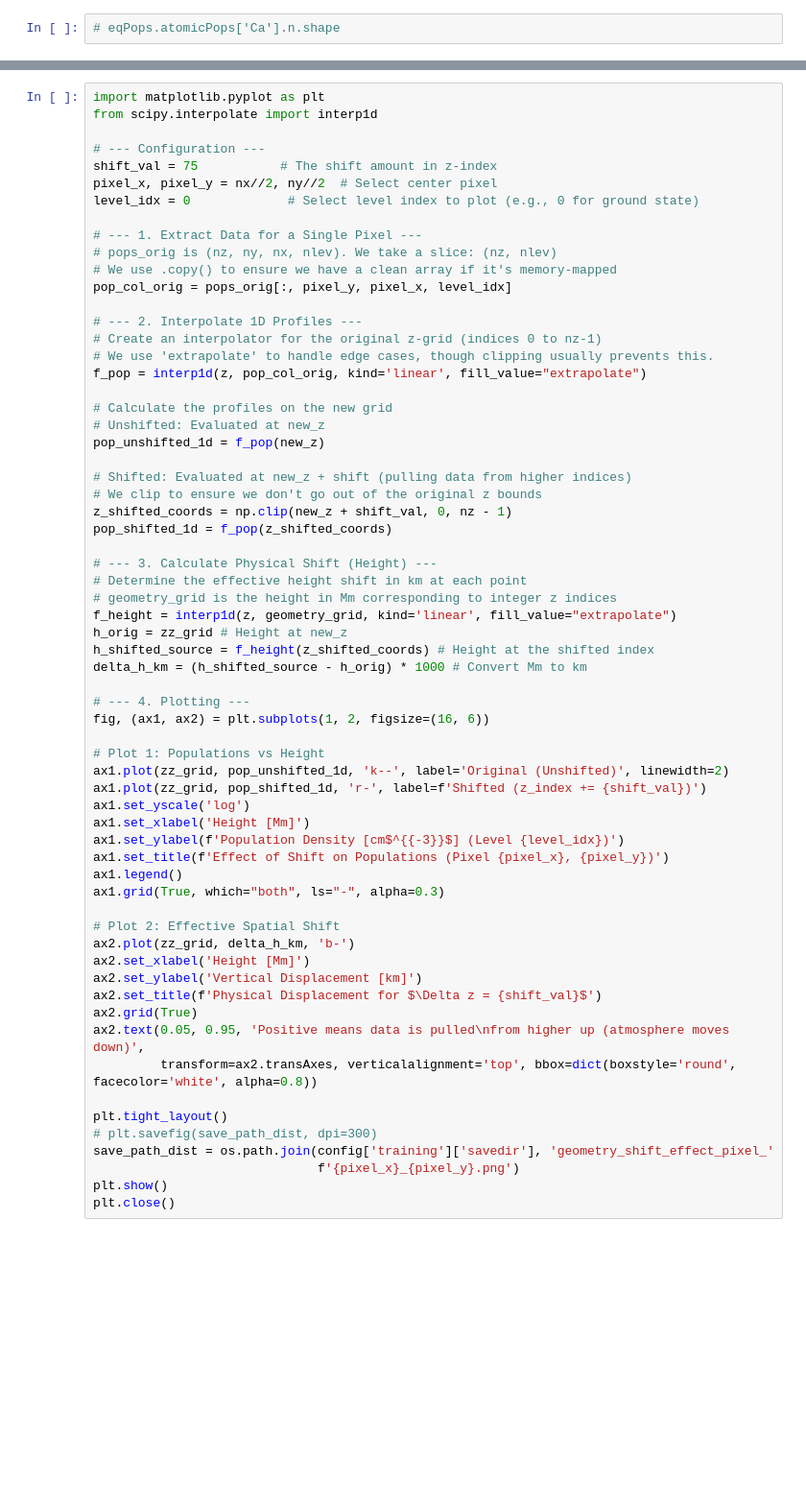
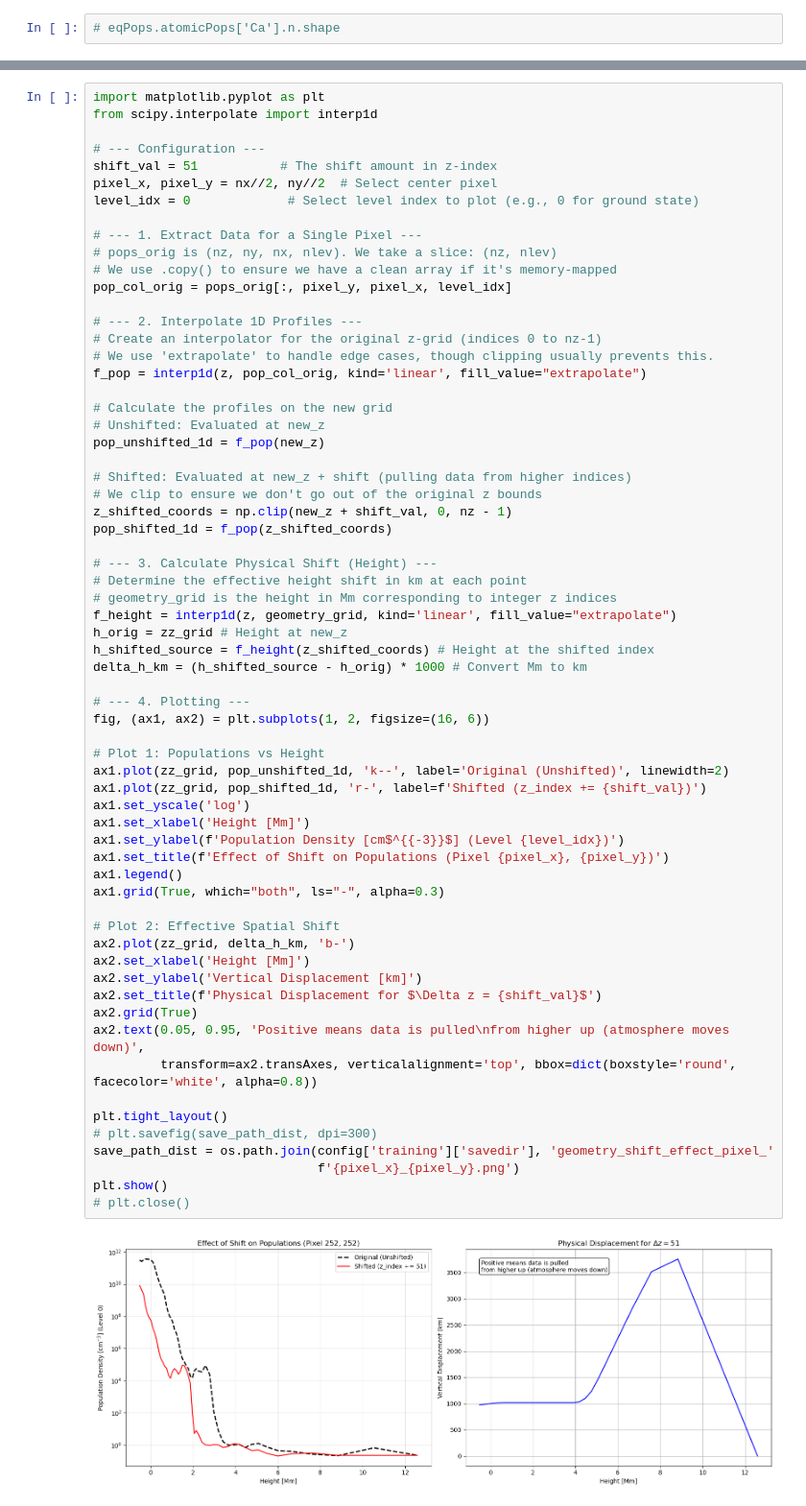
Before and after one commit to andreuva/graphnet_nlte, a Jupyter notebook: synthesis.ipynb, the cells around one changed output, grey strips where cells are left out. Shown at 96% size. Cells and saved outputs as stored; diff of their text form; blank space fills up the shorter version.

```diff
--- a/synthesis.ipynb
+++ b/synthesis.ipynb
@@ -375,7 +404,7 @@ import matplotlib.pyplot as plt
 from scipy.interpolate import interp1d
 
 # --- Configuration ---
-shift_val = 75           # The shift amount in z-index
+shift_val = 51           # The shift amount in z-index
 pixel_x, pixel_y = nx//2, ny//2  # Select center pixel
 level_idx = 0             # Select level index to plot (e.g., 0 for ground state)
 
@@ -406,33 +435,35 @@ h_orig = zz_grid # Height at new_z
 h_shifted_source = f_height(z_shifted_coords) # Height at the shifted index
 delta_h_km = (h_shifted_source - h_orig) * 1000 # Convert Mm to km
 
 # --- 4. Plotting ---
 fig, (ax1, ax2) = plt.subplots(1, 2, figsize=(16, 6))
 
 # Plot 1: Populations vs Height
 ax1.plot(zz_grid, pop_unshifted_1d, 'k--', label='Original (Unshifted)', linewidth=2)
 ax1.plot(zz_grid, pop_shifted_1d, 'r-', label=f'Shifted (z_index += {shift_val})')
 ax1.set_yscale('log')
 ax1.set_xlabel('Height [Mm]')
 ax1.set_ylabel(f'Population Density [cm$^{{-3}}$] (Level {level_idx})')
 ax1.set_title(f'Effect of Shift on Populations (Pixel {pixel_x}, {pixel_y})')
 ax1.legend()
 ax1.grid(True, which="both", ls="-", alpha=0.3)
 
 # Plot 2: Effective Spatial Shift
 ax2.plot(zz_grid, delta_h_km, 'b-')
 ax2.set_xlabel('Height [Mm]')
 ax2.set_ylabel('Vertical Displacement [km]')
 ax2.set_title(f'Physical Displacement for $\Delta z = {shift_val}$')
 ax2.grid(True)
 ax2.text(0.05, 0.95, 'Positive means data is pulled\nfrom higher up (atmosphere moves down)',
          transform=ax2.transAxes, verticalalignment='top', bbox=dict(boxstyle='round', facecolor='white', alpha=0.8))
 
 plt.tight_layout()
 # plt.savefig(save_path_dist, dpi=300)
 save_path_dist = os.path.join(config['training']['savedir'], 'geometry_shift_effect_pixel_'
                               f'{pixel_x}_{pixel_y}.png')
 plt.show()
-plt.close()
+# plt.close()
+# %% [output]
+[figure, added]
 # %%
 print(f"Shape of the synthesized intensities: {Iwave_predicted.shape}, {Iwave_target.shape}, {Iwave_lte.shape}")
```
Also changed, not shown: parts of 14 cells of this notebook, 5 other files.
